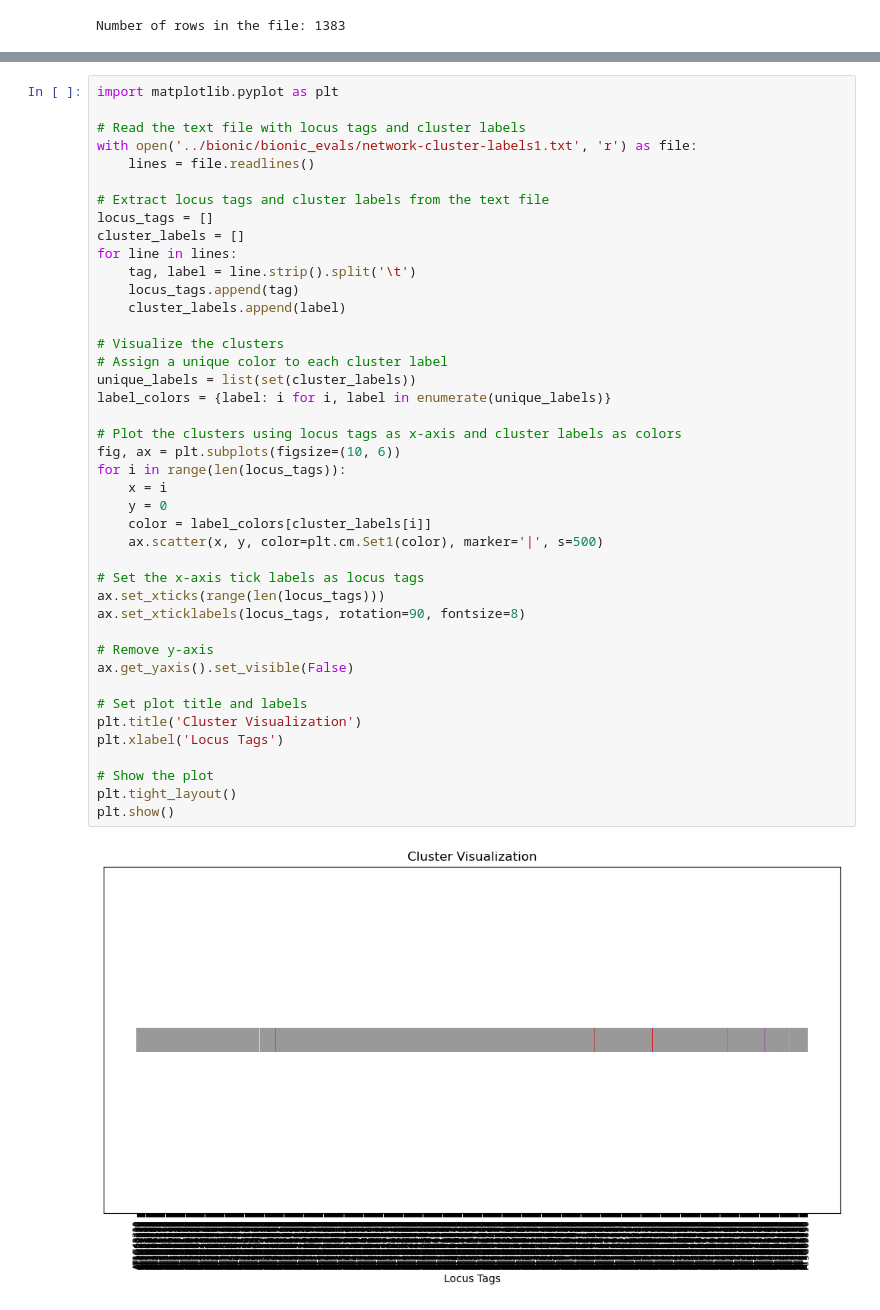
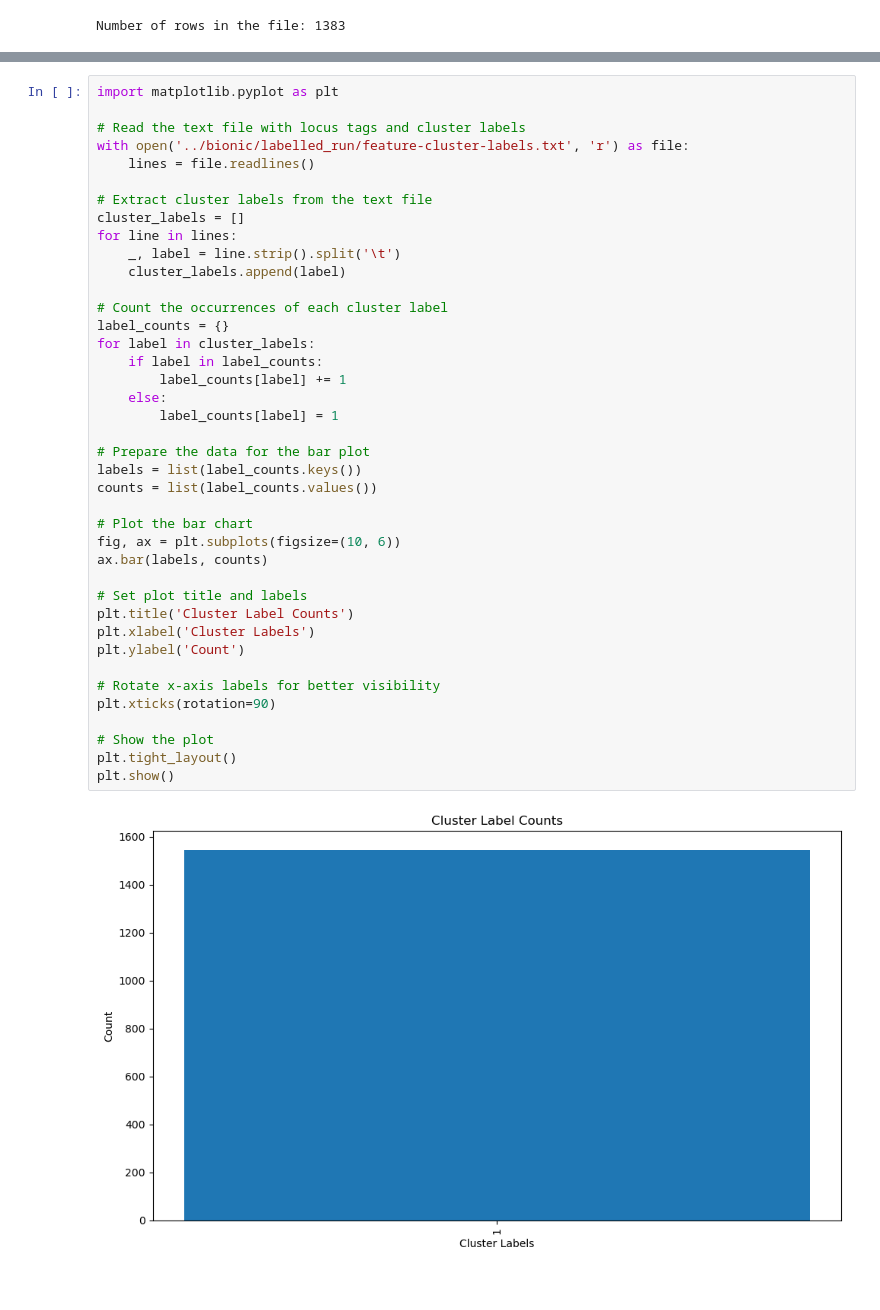
Before and after one commit to camilababo/BIONIC, a Jupyter notebook: input_files/data_pre_processing.ipynb, the cells around one changed output, grey strips where cells are left out. Saved outputs shown, nothing was run; the diff lists cells and outputs as text.

```diff
--- a/input_files/data_pre_processing.ipynb
+++ b/input_files/data_pre_processing.ipynb
@@ -492,44 +520,42 @@ Number of rows in the file: 1383
 # %%
 import matplotlib.pyplot as plt
 
 # Read the text file with locus tags and cluster labels
-with open('../bionic/bionic_evals/network-cluster-labels1.txt', 'r') as file:
+with open('../bionic/labelled_run/feature-cluster-labels.txt', 'r') as file:
     lines = file.readlines()
 
-# Extract locus tags and cluster labels from the text file
-locus_tags = []
+# Extract cluster labels from the text file
 cluster_labels = []
 for line in lines:
-    tag, label = line.strip().split('\t')
-    locus_tags.append(tag)
+    _, label = line.strip().split('\t')
     cluster_labels.append(label)
 
-# Visualize the clusters
-# Assign a unique color to each cluster label
-unique_labels = list(set(cluster_labels))
-label_colors = {label: i for i, label in enumerate(unique_labels)}
+# Count the occurrences of each cluster label
+label_counts = {}
+for label in cluster_labels:
+    if label in label_counts:
+        label_counts[label] += 1
+    else:
+        label_counts[label] = 1
 
-# Plot the clusters using locus tags as x-axis and cluster labels as colors
+# Prepare the data for the bar plot
+labels = list(label_counts.keys())
+counts = list(label_counts.values())
+
+# Plot the bar chart
 fig, ax = plt.subplots(figsize=(10, 6))
-for i in range(len(locus_tags)):
-    x = i
-    y = 0
-    color = label_colors[cluster_labels[i]]
-    ax.scatter(x, y, color=plt.cm.Set1(color), marker='|', s=500)
-
-# Set the x-axis tick labels as locus tags
-ax.set_xticks(range(len(locus_tags)))
-ax.set_xticklabels(locus_tags, rotation=90, fontsize=8)
-
-# Remove y-axis
-ax.get_yaxis().set_visible(False)
+ax.bar(labels, counts)
 
 # Set plot title and labels
-plt.title('Cluster Visualization')
-plt.xlabel('Locus Tags')
+plt.title('Cluster Label Counts')
+plt.xlabel('Cluster Labels')
+plt.ylabel('Count')
+
+# Rotate x-axis labels for better visibility
+plt.xticks(rotation=90)
 
 # Show the plot
 plt.tight_layout()
 plt.show()
 # %% [output]
-[figure, old version]
+[figure, new version]
```
Also changed, not shown: parts of 7 cells of this notebook, 59 other files.
